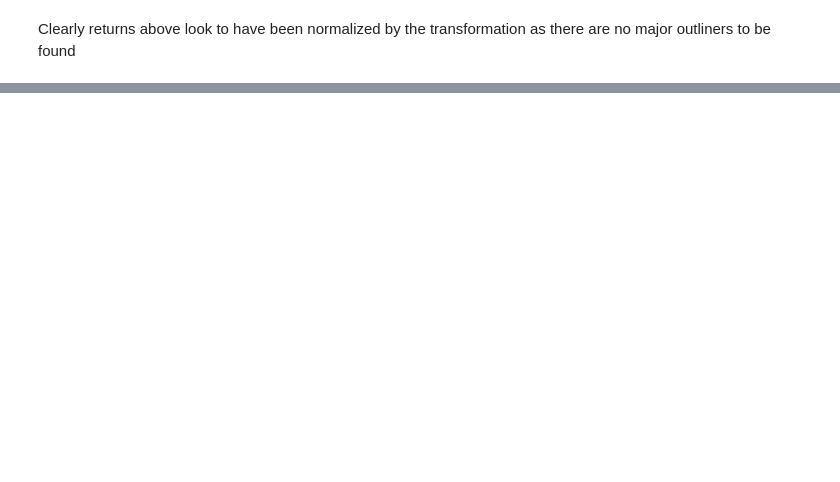
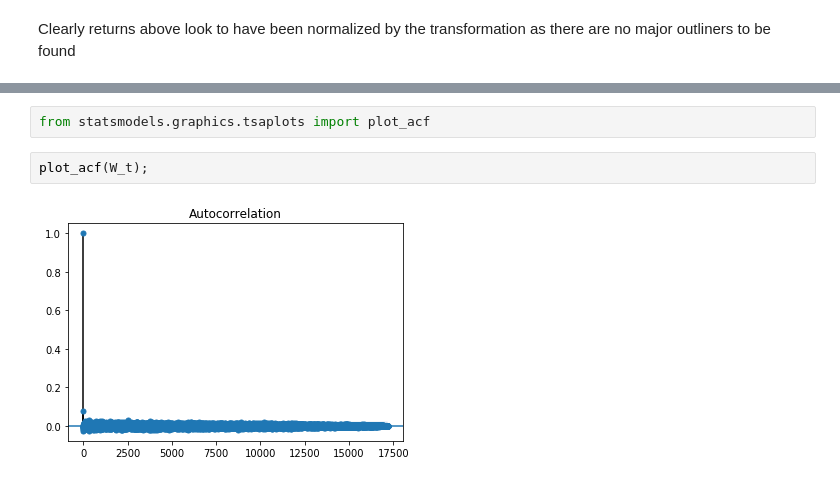
Before and after one commit to ngurnani/VolatilityPrediction, a Jupyter notebook: src/NoVaS.ipynb, the cells around one changed output, grey strips where cells are left out. Cells and saved outputs as stored; diff of their text form; blank space fills up the shorter version.

```diff
--- a/src/NoVaS.ipynb
+++ b/src/NoVaS.ipynb
@@ -136,0 +151,6 @@ plt.title("Normal Q-Q plot");
+# %%
+from statsmodels.graphics.tsaplots import plot_acf
+# %%
+plot_acf(W_t);
+# %% [output]
+[figure, added]
```
Also changed, not shown: parts of 22 cells of this notebook, 2 other files.
